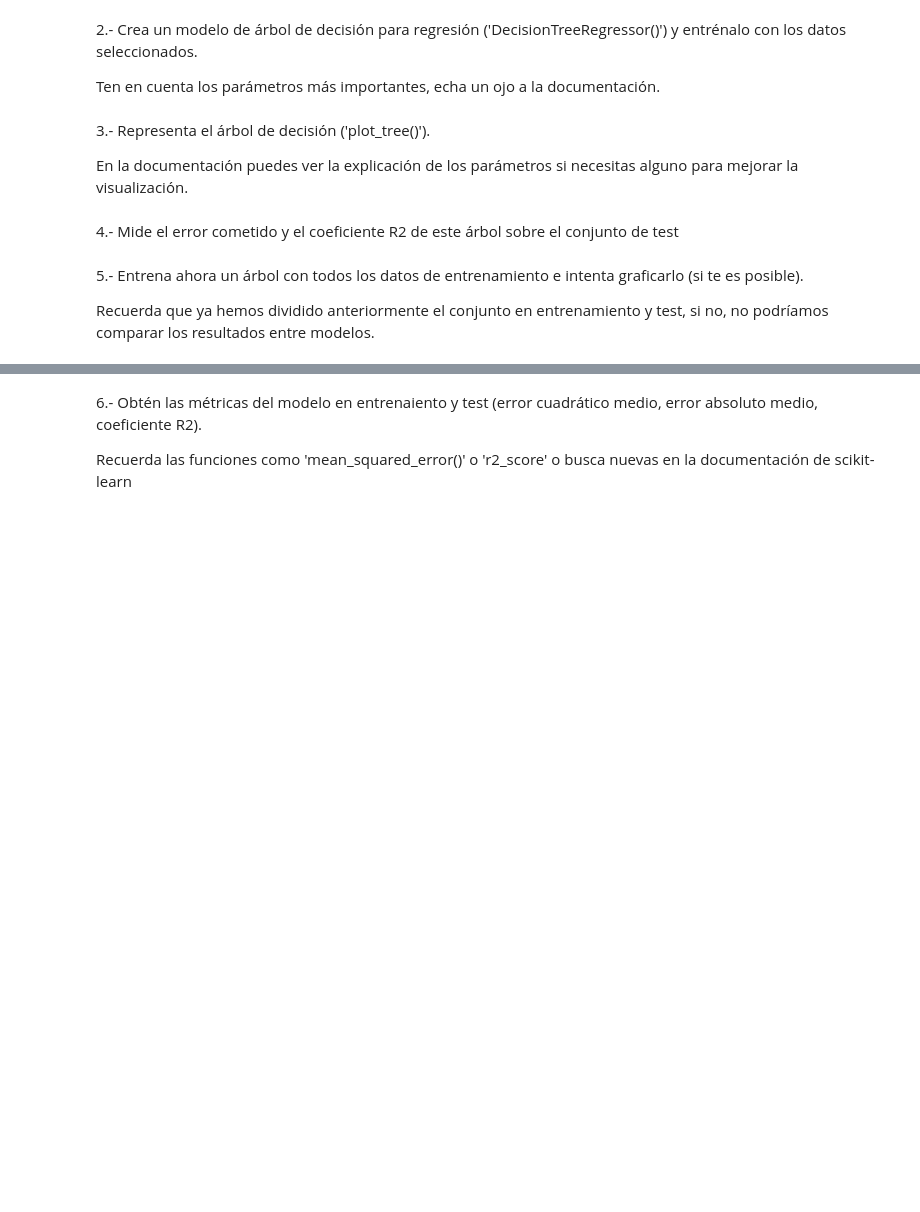
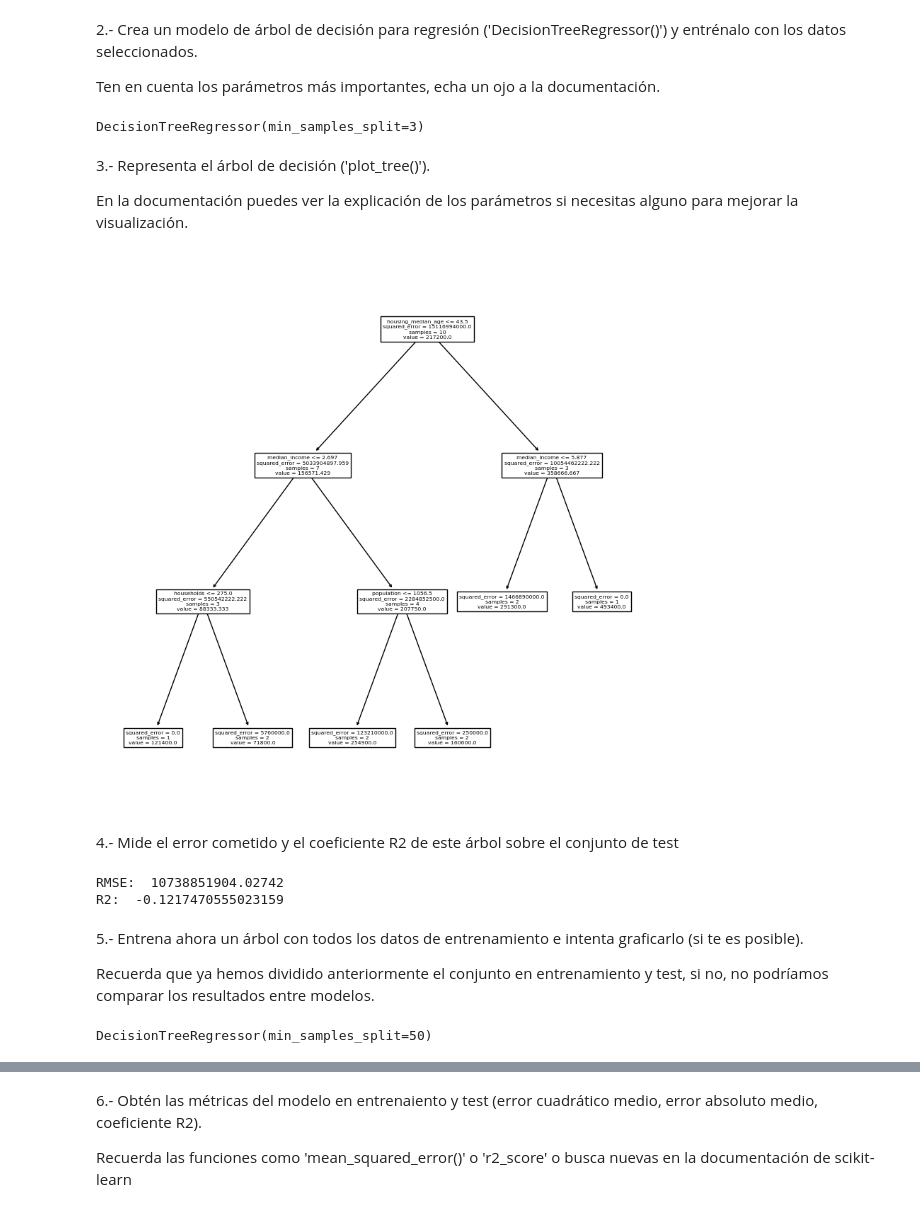
Before and after one commit to Vic263RP/MIA3-Formacion-2023-UV-AI, a Jupyter notebook: B1_HerramientasParaIA/T4_MachineLearning/Clases9_10/tarea/alumnos.ipynb, the cells around one changed output, grey strips where cells are left out. Saved outputs shown, nothing was run; the diff lists cells and outputs as text; code cells hidden in the pictures; blank space fills up the shorter version.

```diff
--- a/B1_HerramientasParaIA/T4_MachineLearning/Clases9_10/tarea/alumnos.ipynb
+++ b/B1_HerramientasParaIA/T4_MachineLearning/Clases9_10/tarea/alumnos.ipynb
@@ -78,2 +84,5 @@ df
 # %% [markdown]
 2.- Divide los datos en los conjuntos de entrenamiento y test (recuerda la función 'train_test_split()')
+# %%
+train, test = train_test_split(df, test_size= 0.3, random_state=42)
+train
@@ -97,3 +237,6 @@ Recuerda las funciones como 'mean_squared_error()' o 'r2_score' o busca nuevas e
 Vamos a realizar lo mismo pero con un modelo de árbol de decisión
 # %% [markdown]
 1.- Selecciona un número limitado de observaciones para construir un árbol que se pueda visualizar (quédate con entre 5 y 10 muestras)
+# %%
+datos = train.sample(10, random_state=42)
+datos
@@ -101,13 +256,45 @@ Vamos a realizar lo mismo pero con un modelo de árbol de decisión
 2.- Crea un modelo de árbol de decisión para regresión ('DecisionTreeRegressor()') y entrénalo con los datos seleccionados.
 
 Ten en cuenta los parámetros más importantes, echa un ojo a la documentación.
+# %%
+model_dt = DecisionTreeRegressor(min_samples_split=3)
+
+model_dt.fit(X = datos.drop(columns='median_house_value'), y = datos['median_house_value'])
+# %% [output]
+DecisionTreeRegressor(min_samples_split=3)
 # %% [markdown]
 3.- Representa el árbol de decisión ('plot_tree()').
 
 En la documentación puedes ver la explicación de los parámetros si necesitas alguno para mejorar la visualización.
+# %%
+plt.figure(figsize=(10, 10))
+
+plot_tree(model_dt, feature_names= datos.columns, impurity= True)
+plt.show()
+# %% [output]
+[figure, added]
 # %% [markdown]
 4.- Mide el error cometido y el coeficiente R2 de este árbol sobre el conjunto de test
+# %%
+predictions = model_dt.predict(test.drop(columns='median_house_value'))
+
+#Error entre valores reales y los predichos (sin estandarizar)
+print('RMSE: ', mean_squared_error(test['median_house_value'], predictions))
+
+#Error entre valores reales y los predichos (estandarizado)
+print('R2: ', r2_score(test['median_house_value'], predictions))
+
+#El modelo es malísimo ya que lo hemos entrenado con solo 10 muestras
+# %% [output]
+RMSE:  10738851904.02742
+R2:  -0.1217470555023159
 # %% [markdown]
 5.- Entrena ahora un árbol con todos los datos de entrenamiento e intenta graficarlo (si te es posible).
 
 Recuerda que ya hemos dividido anteriormente el conjunto en entrenamiento y test, si no, no podríamos comparar los resultados entre modelos.
+# %%
+model_dtc = DecisionTreeRegressor(min_samples_split=50)
+
+model_dtc.fit(X = train.drop(columns='median_house_value'), y = train['median_house_value'])
+# %% [output]
+DecisionTreeRegressor(min_samples_split=50)
```
Also changed, not shown: parts of 22 cells of this notebook.
